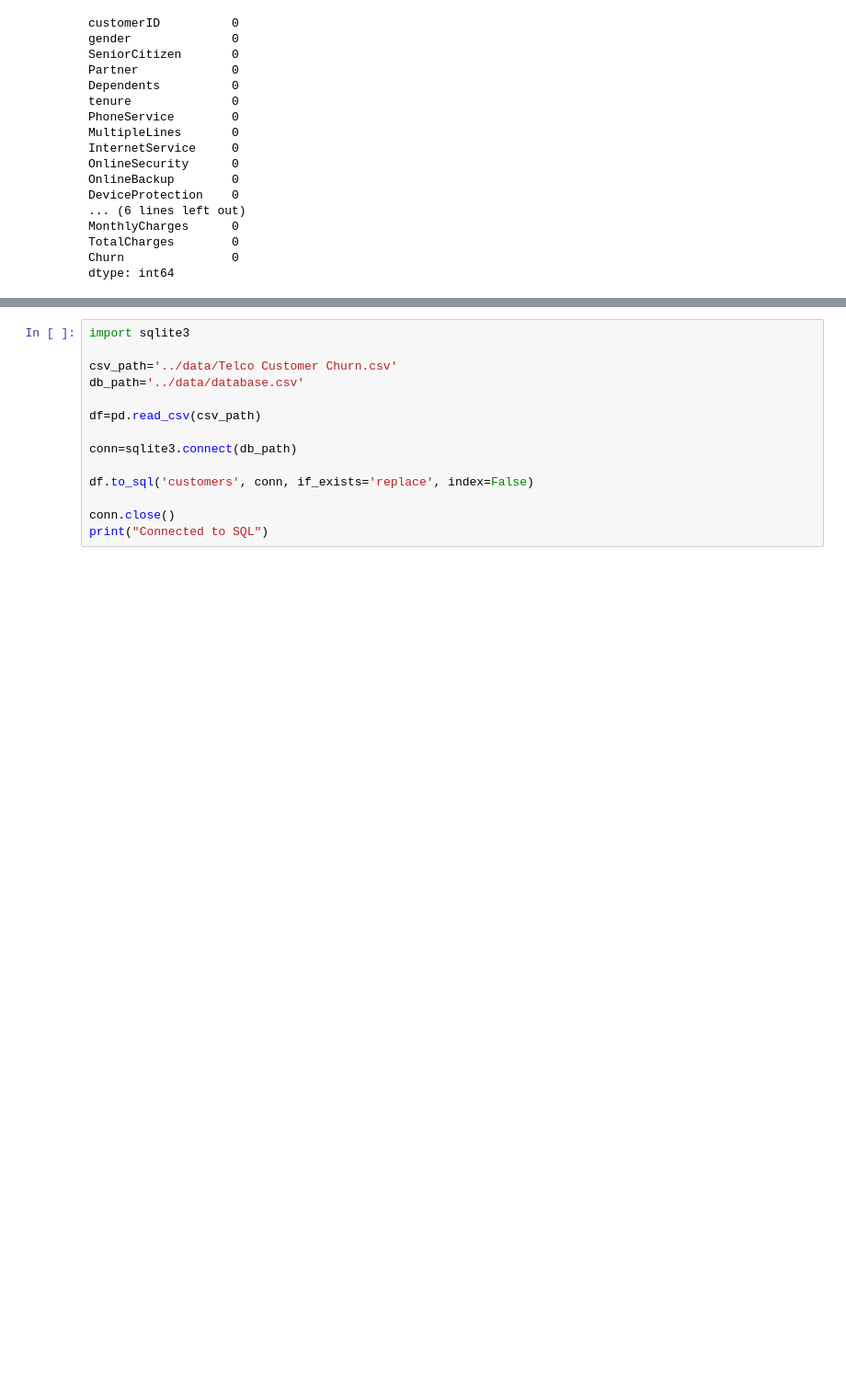
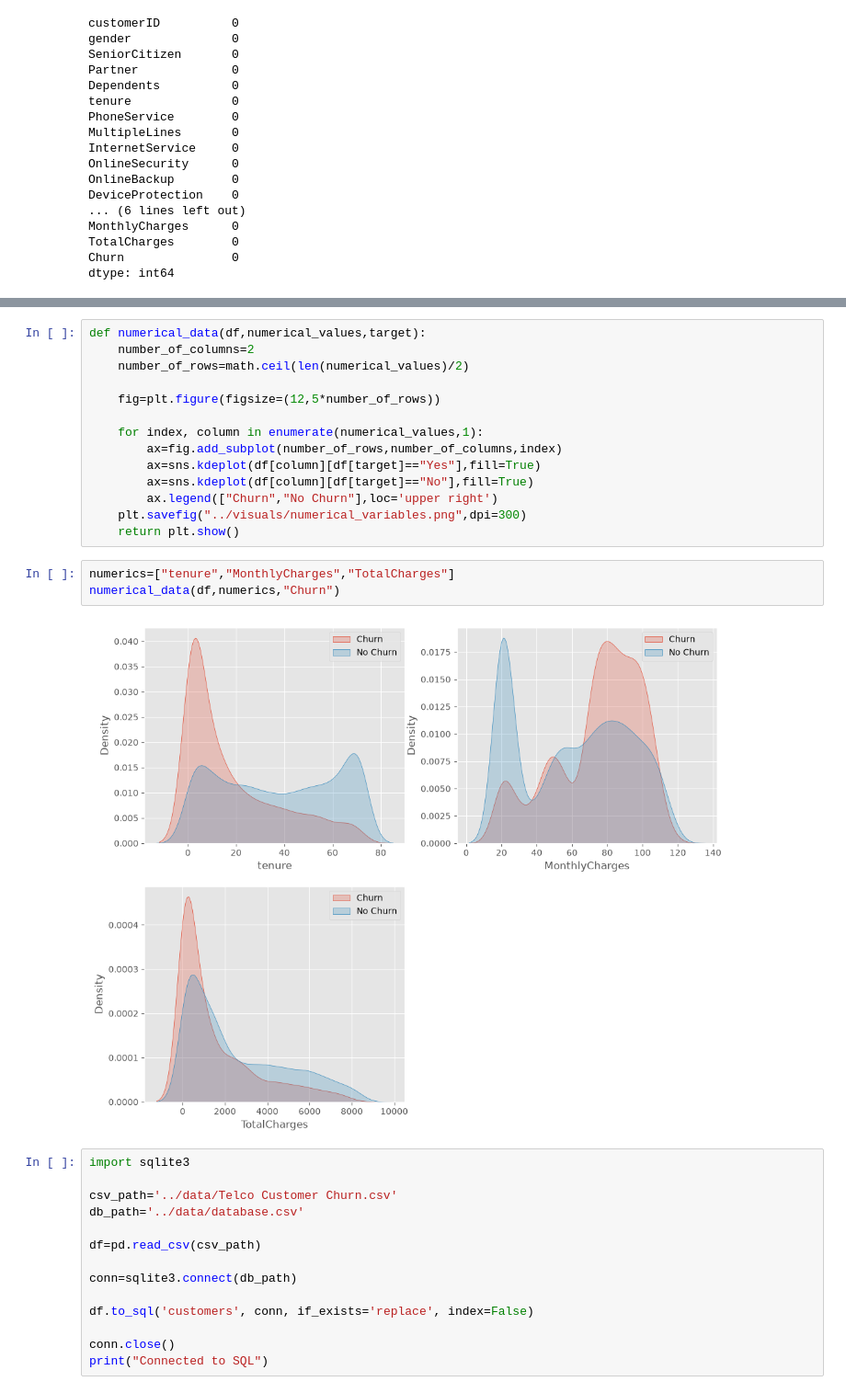
Before and after one commit to rajesh-sudam/telco_data_analysis, a Jupyter notebook: src/main.ipynb, the cells around one changed output, grey strips where cells are left out. Shown at 92% size. Drawn from its saved outputs; the diff is of its cells as text; blank space fills up the shorter version.

```diff
--- a/src/main.ipynb
+++ b/src/main.ipynb
@@ -83,3 +178,22 @@ dtype: int64
+# %%
+def numerical_data(df,numerical_values,target):
+    number_of_columns=2
+    number_of_rows=math.ceil(len(numerical_values)/2)
+
+    fig=plt.figure(figsize=(12,5*number_of_rows))
+
+    for index, column in enumerate(numerical_values,1):
+        ax=fig.add_subplot(number_of_rows,number_of_columns,index)
+        ax=sns.kdeplot(df[column][df[target]=="Yes"],fill=True)
+        ax=sns.kdeplot(df[column][df[target]=="No"],fill=True)
+        ax.legend(["Churn","No Churn"],loc='upper right')
+    plt.savefig("../visuals/numerical_variables.png",dpi=300)
+    return plt.show()
+# %%
+numerics=["tenure","MonthlyCharges","TotalCharges"]
+numerical_data(df,numerics,"Churn")
+# %% [output]
+[figure, added]
 # %%
 import sqlite3
 
```
Also changed, not shown: parts of 10 cells of this notebook, 5 other files.
